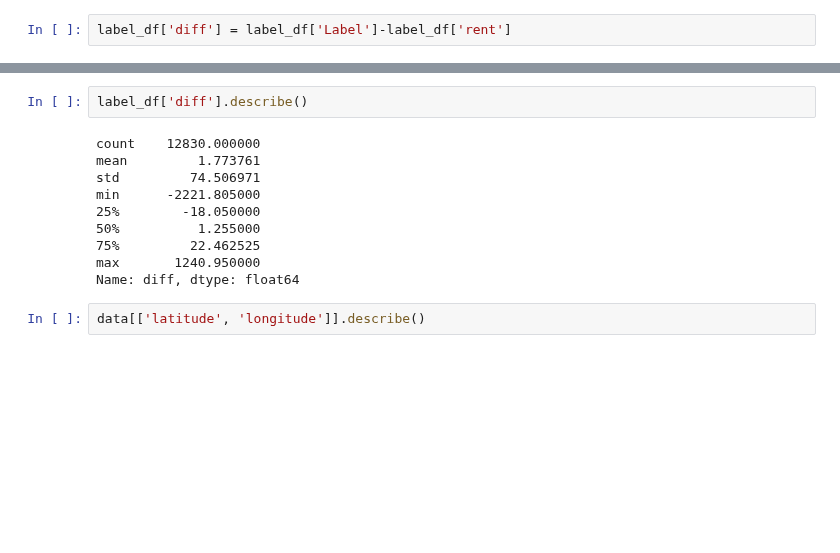
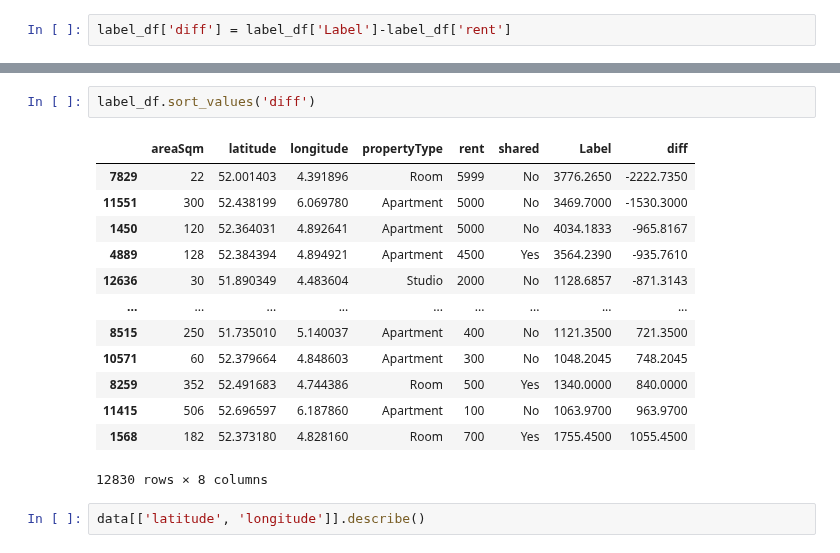
Before and after one commit to michael-william/Netherlands-Rental-Prices, a Jupyter notebook: Analysis/Amsterdam_Rentals_ML-PyCaret-Test.ipynb, the cells around one changed output, grey strips where cells are left out. Drawn from its saved outputs; the diff is of its cells as text; blank space fills up the shorter version.

```diff
--- a/Analysis/Amsterdam_Rentals_ML-PyCaret-Test.ipynb
+++ b/Analysis/Amsterdam_Rentals_ML-PyCaret-Test.ipynb
@@ -129,15 +201,19 @@ py.
 # %%
-label_df['diff'].describe()
+label_df.sort_values('diff')
 # %% [output]
+|  | areaSqm | latitude | longitude | propertyType | rent | shared | Label | diff |
+| 7829 | 22 | 52.001403 | 4.391896 | Room | 5999 | No | 3776.2650 | -2222.7350 |
+| 11551 | 300 | 52.438199 | 6.069780 | Apartment | 5000 | No | 3469.7000 | -1530.3000 |
+| 1450 | 120 | 52.364031 | 4.892641 | Apartment | 5000 | No | 4034.1833 | -965.8167 |
+| 4889 | 128 | 52.384394 | 4.894921 | Apartment | 4500 | Yes | 3564.2390 | -935.7610 |
+| 12636 | 30 | 51.890349 | 4.483604 | Studio | 2000 | No | 1128.6857 | -871.3143 |
+| ... | ... | ... | ... | ... | ... | ... | ... | ... |
+| 8515 | 250 | 51.735010 | 5.140037 | Apartment | 400 | No | 1121.3500 | 721.3500 |
+| 10571 | 60 | 52.379664 | 4.848603 | Apartment | 300 | No | 1048.2045 | 748.2045 |
+| 8259 | 352 | 52.491683 | 4.744386 | Room | 500 | Yes | 1340.0000 | 840.0000 |
+| 11415 | 506 | 52.696597 | 6.187860 | Apartment | 100 | No | 1063.9700 | 963.9700 |
+| 1568 | 182 | 52.373180 | 4.828160 | Room | 700 | Yes | 1755.4500 | 1055.4500 |
-count    12830.000000
-mean         1.773761
-std         74.506971
-min      -2221.805000
-25%        -18.050000
-50%          1.255000
-75%         22.462525
-max       1240.950000
-Name: diff, dtype: float64
+12830 rows × 8 columns
 # %%
 data[['latitude', 'longitude']].describe()
 # %% [output]
```
Also changed, not shown: parts of 15 cells of this notebook, 1 other file.
